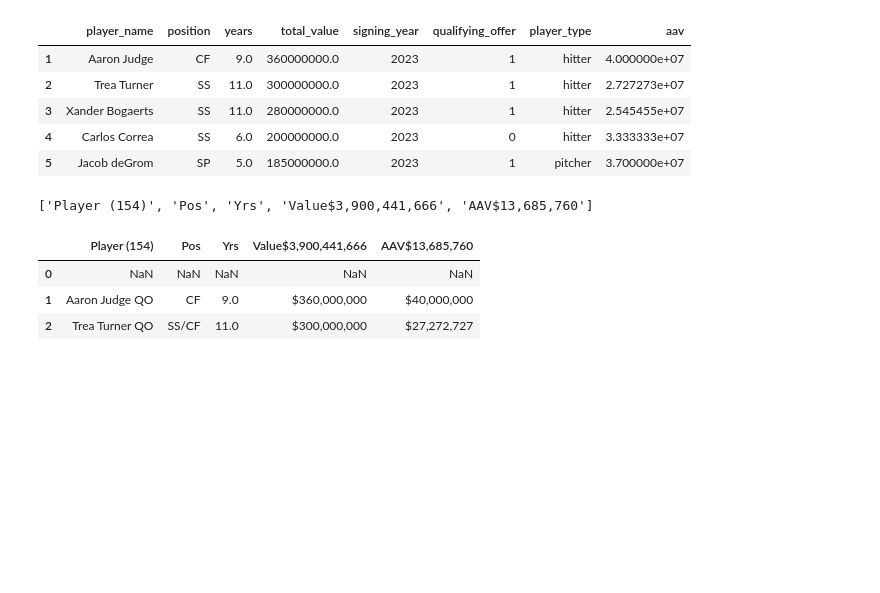
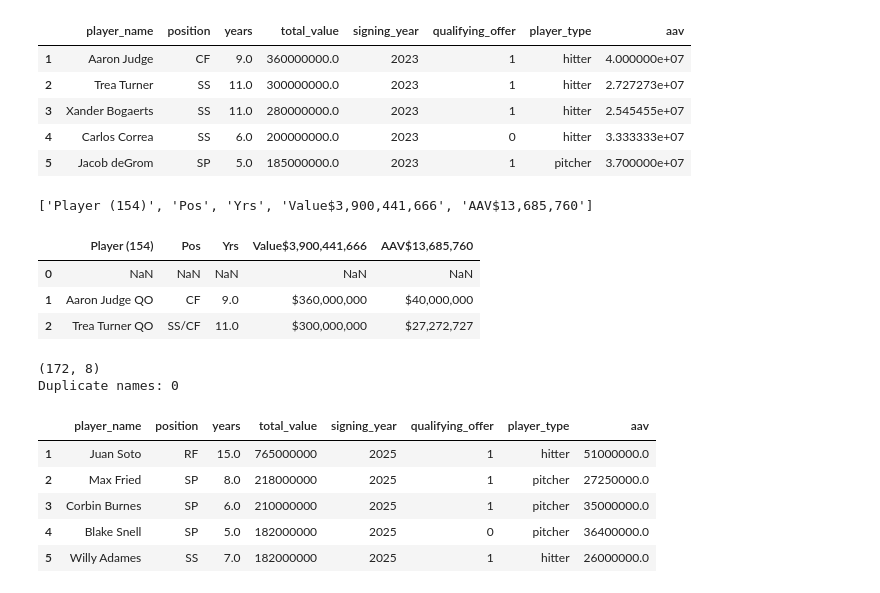
Before and after one commit to jpascarella17/fa-contract-model, a Jupyter notebook: notebooks/01_contracts_check.ipynb, the cells around one changed output. Saved outputs shown, nothing was run; the diff lists cells and outputs as text; code cells hidden in the pictures; blank space fills up the shorter version.

```diff
--- a/notebooks/01_contracts_check.ipynb
+++ b/notebooks/01_contracts_check.ipynb
@@ -190,3 +190,17 @@ raw.head(3)
 | 0 | NaN | NaN | NaN | NaN | NaN |
 | 1 | Aaron Judge QO | CF | 9.0 | $360,000,000 | $40,000,000 |
 | 2 | Trea Turner QO | SS/CF | 11.0 | $300,000,000 | $27,272,727 |
+# %%
+c25 = clean_contracts("../data/processed/contracts_2025.csv", 2025)
+print(c25.shape)
+print("Duplicate names:", c25["player_name"].duplicated().sum())
+c25.head()
+# %% [output]
+(172, 8)
+Duplicate names: 0
+|  | player_name | position | years | total_value | signing_year | qualifying_offer | player_type | aav |
+| 1 | Juan Soto | RF | 15.0 | 765000000 | 2025 | 1 | hitter | 51000000.0 |
+| 2 | Max Fried | SP | 8.0 | 218000000 | 2025 | 1 | pitcher | 27250000.0 |
+| 3 | Corbin Burnes | SP | 6.0 | 210000000 | 2025 | 1 | pitcher | 35000000.0 |
+| 4 | Blake Snell | SP | 5.0 | 182000000 | 2025 | 0 | pitcher | 36400000.0 |
+| 5 | Willy Adames | SS | 7.0 | 182000000 | 2025 | 1 | hitter | 26000000.0 |
```
Also changed, not shown: parts of 4 cells of this notebook, 12 other files.
